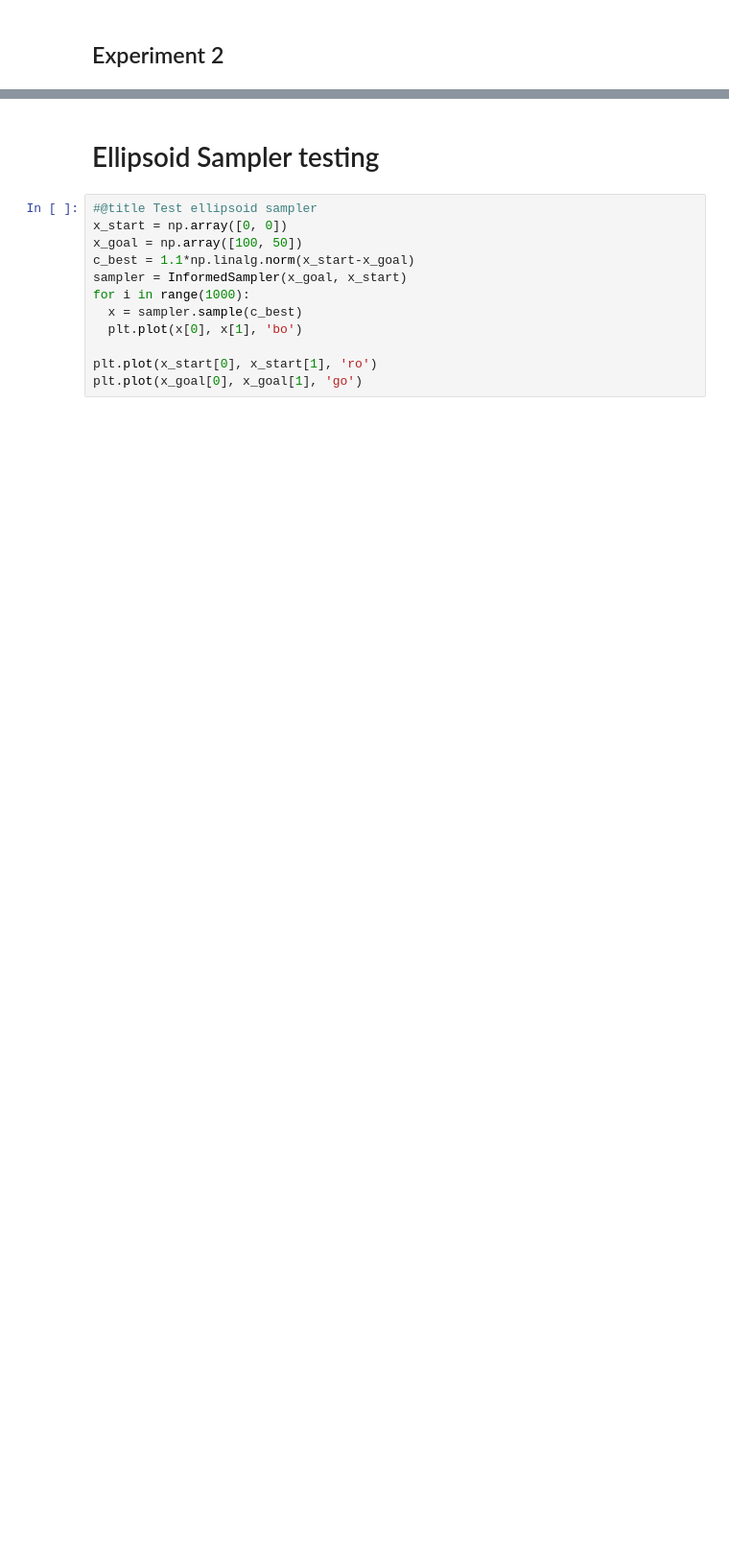
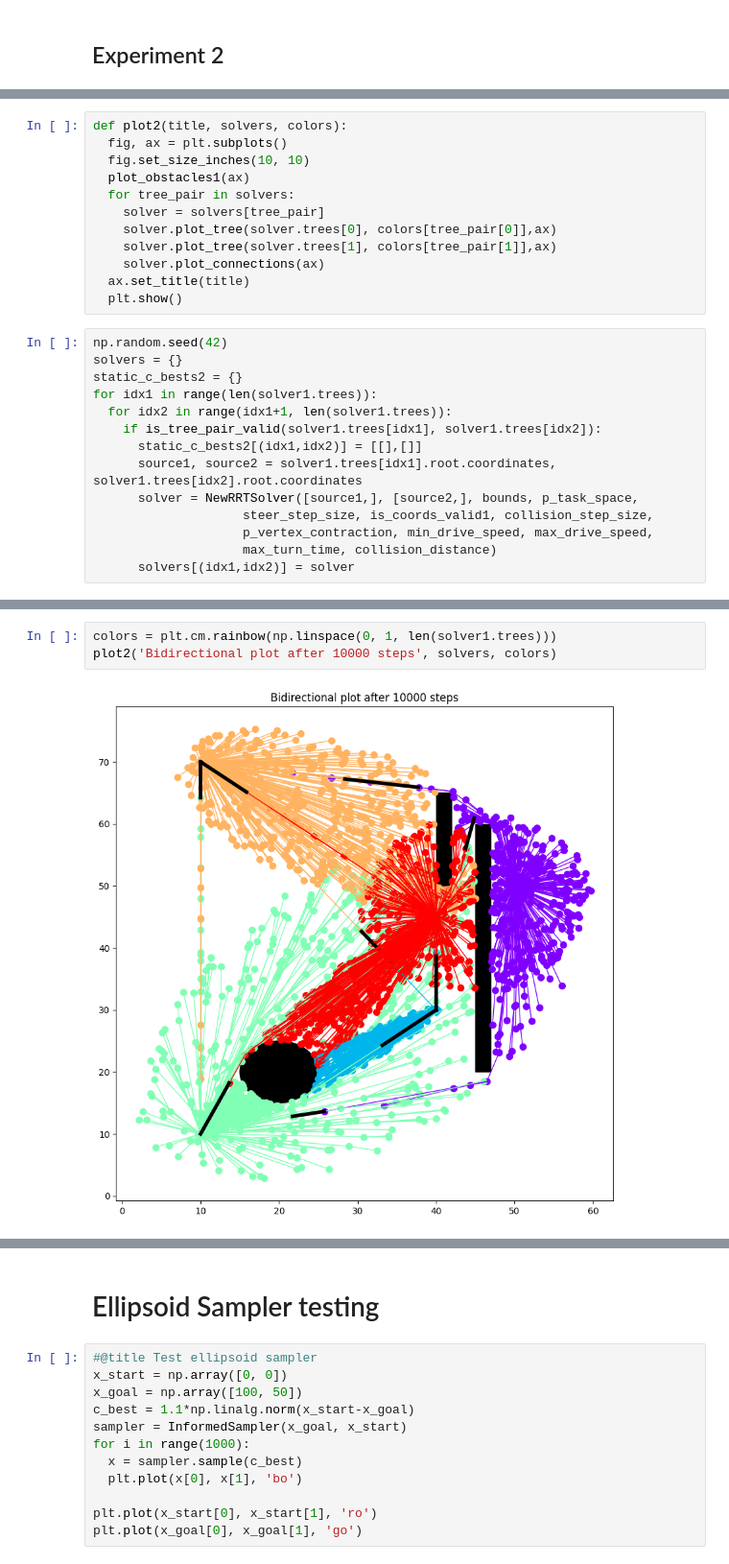
Before and after one commit to shoshosho3/multi_rrt_star_project, a Jupyter notebook: controllers/goto_cont/new_alg_code.ipynb, the cells around one changed output, grey strips where cells are left out. Shown at 96% size. Cells and saved outputs as stored; diff of their text form; blank space fills up the shorter version.

```diff
--- a/controllers/goto_cont/new_alg_code.ipynb
+++ b/controllers/goto_cont/new_alg_code.ipynb
@@ -1242,0 +1289,26 @@ solver2 = NewRRTSolver(robot_sources2, goal_sources2, bounds, p_task_space,
+# %%
+def plot2(title, solvers, colors):
+  fig, ax = plt.subplots()
+  fig.set_size_inches(10, 10)
+  plot_obstacles1(ax)
+  for tree_pair in solvers:
+    solver = solvers[tree_pair]
+    solver.plot_tree(solver.trees[0], colors[tree_pair[0]],ax)
+    solver.plot_tree(solver.trees[1], colors[tree_pair[1]],ax)
+    solver.plot_connections(ax)
+  ax.set_title(title)
+  plt.show()
+# %%
+np.random.seed(42)
+solvers = {}
+static_c_bests2 = {}
+for idx1 in range(len(solver1.trees)):
+  for idx2 in range(idx1+1, len(solver1.trees)):
+    if is_tree_pair_valid(solver1.trees[idx1], solver1.trees[idx2]):
+      static_c_bests2[(idx1,idx2)] = [[],[]]
+      source1, source2 = solver1.trees[idx1].root.coordinates, solver1.trees[idx2].root.coordinates
+      solver = NewRRTSolver([source1,], [source2,], bounds, p_task_space,
+                    steer_step_size, is_coords_valid1, collision_step_size,
+                    p_vertex_contraction, min_drive_speed, max_drive_speed,
+                    max_turn_time, collision_distance)
+      solvers[(idx1,idx2)] = solver
@@ -1242,0 +1327,5 @@ solver2 = NewRRTSolver(robot_sources2, goal_sources2, bounds, p_task_space,
+# %%
+colors = plt.cm.rainbow(np.linspace(0, 1, len(solver1.trees)))
+plot2('Bidirectional plot after 10000 steps', solvers, colors)
+# %% [output]
+[figure, added]
```
Also changed, not shown: parts of 27 cells of this notebook.
